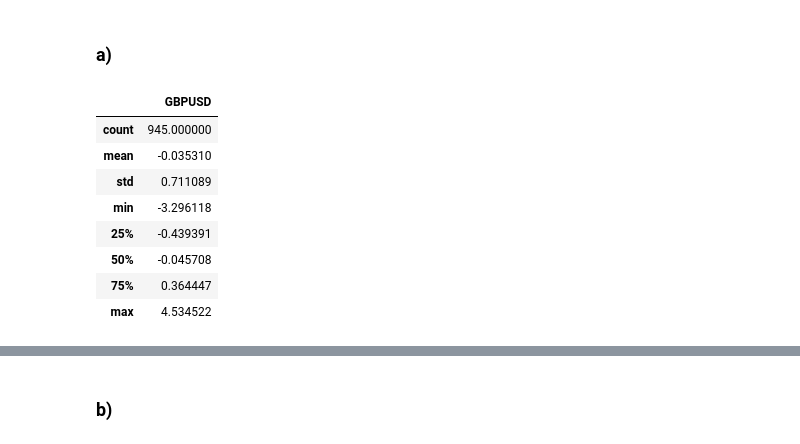
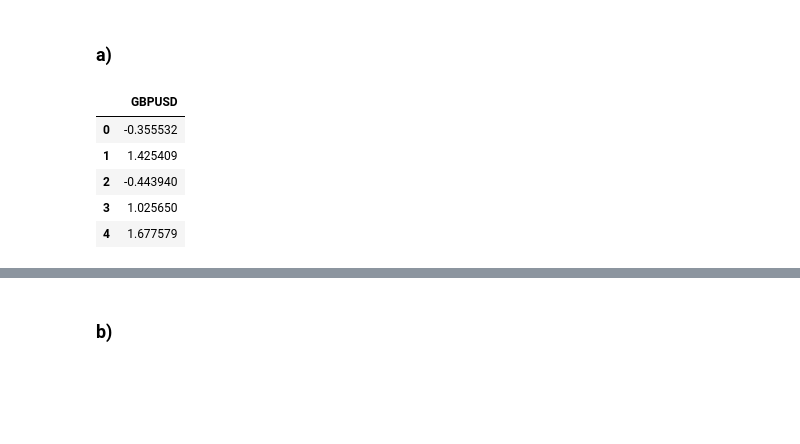
Before and after one commit to siemfenne/timeseriesmodels-vu, a Jupyter notebook: part2.ipynb, the cells around one changed output, grey strips where cells are left out. Saved outputs shown, nothing was run; the diff lists cells and outputs as text; code cells hidden in the pictures; blank space fills up the shorter version.

```diff
--- a/part2.ipynb
+++ b/part2.ipynb
@@ -7,14 +7,11 @@ import math
 ### a)
 # %%
 df = pd.read_excel("data/sv.xlsx")
-df.describe()
+df.head()
 # %% [output]
 |  | GBPUSD |
-| count | 945.000000 |
-| mean | -0.035310 |
-| std | 0.711089 |
-| min | -3.296118 |
-| 25% | -0.439391 |
-| 50% | -0.045708 |
-| 75% | 0.364447 |
-| max | 4.534522 |
+| 0 | -0.355532 |
+| 1 | 1.425409 |
+| 2 | -0.443940 |
+| 3 | 1.025650 |
+| 4 | 1.677579 |
```
Also changed, not shown: parts of 4 cells of this notebook.
